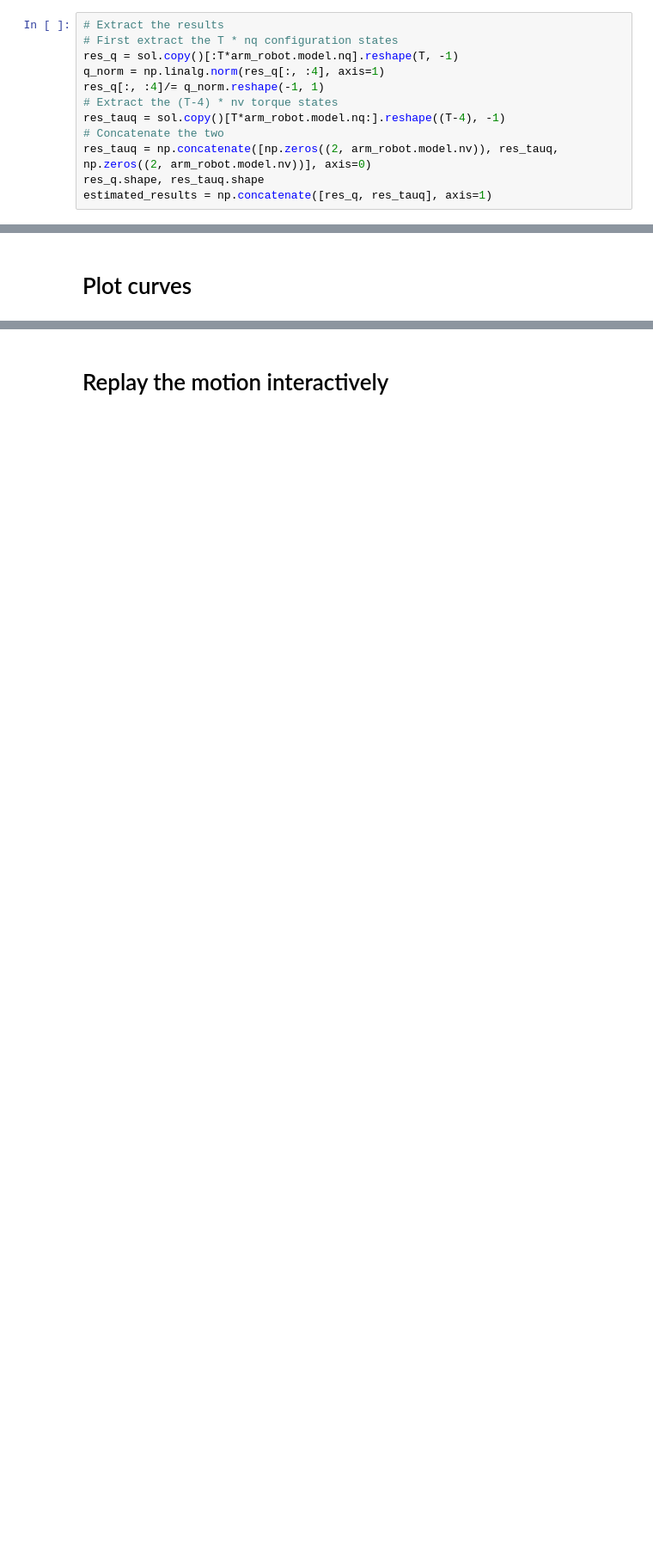
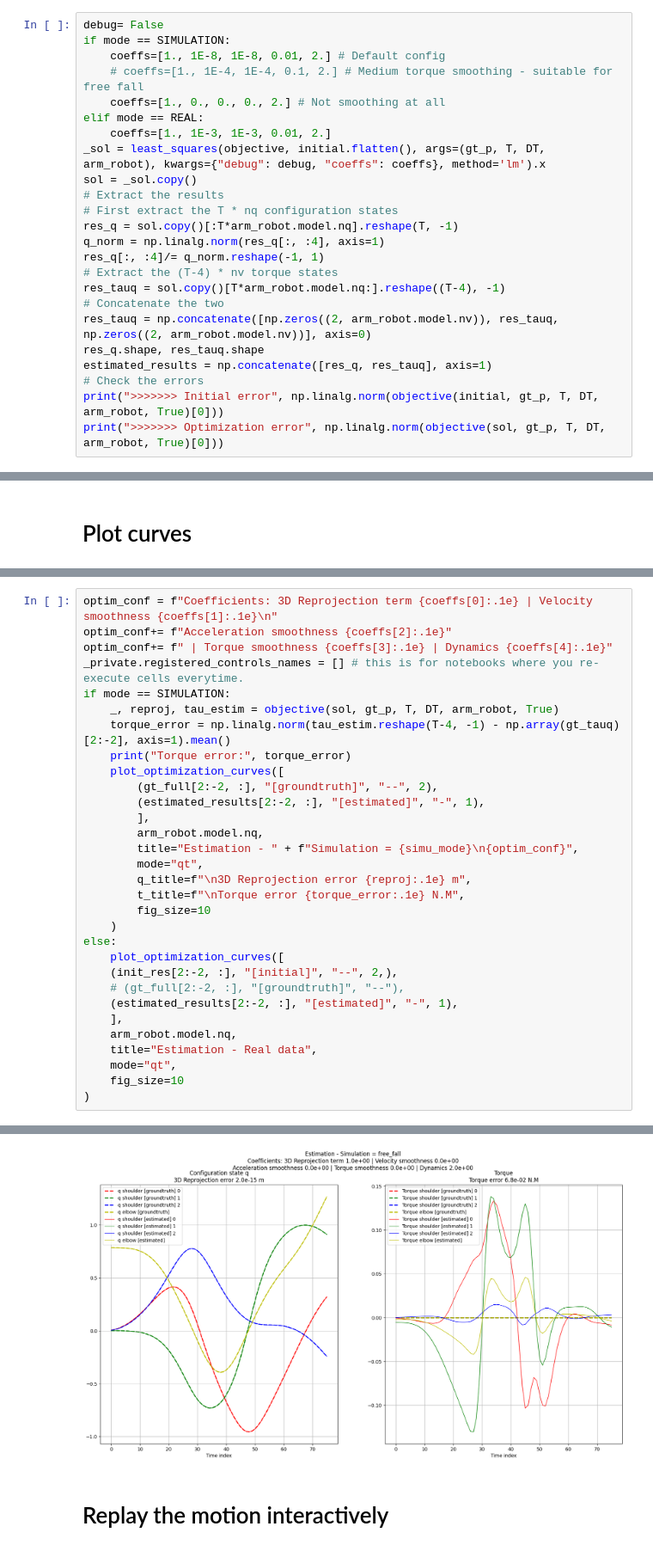
Before and after one commit to balthazarneveu/monocular_pose_and_forces_estimation, a Jupyter notebook: scripts/inverse_dynamics.ipynb, the cells around one changed output, grey strips where cells are left out. Shown: that part at 86% size. Drawn from its saved outputs; the diff is of its cells as text; blank space fills up the shorter version.

```diff
--- a/scripts/inverse_dynamics.ipynb
+++ b/scripts/inverse_dynamics.ipynb
@@ -124,4 +138,13 @@ sol = _sol.copy()
 # %%
+debug= False
+if mode == SIMULATION:
+    coeffs=[1., 1E-8, 1E-8, 0.01, 2.] # Default config
+    # coeffs=[1., 1E-4, 1E-4, 0.1, 2.] # Medium torque smoothing - suitable for free fall
+    coeffs=[1., 0., 0., 0., 2.] # Not smoothing at all
+elif mode == REAL:
+    coeffs=[1., 1E-3, 1E-3, 0.01, 2.]
+_sol = least_squares(objective, initial.flatten(), args=(gt_p, T, DT, arm_robot), kwargs={"debug": debug, "coeffs": coeffs}, method='lm').x
+sol = _sol.copy()
 # Extract the results
 # First extract the T * nq configuration states
 res_q = sol.copy()[:T*arm_robot.model.nq].reshape(T, -1)
@@ -133,3 +156,6 @@ res_tauq = sol.copy()[T*arm_robot.model.nq:].reshape((T-4), -1)
 res_tauq = np.concatenate([np.zeros((2, arm_robot.model.nv)), res_tauq, np.zeros((2, arm_robot.model.nv))], axis=0)
 res_q.shape, res_tauq.shape
 estimated_results = np.concatenate([res_q, res_tauq], axis=1)
+# Check the errors
+print(">>>>>>> Initial error", np.linalg.norm(objective(initial, gt_p, T, DT, arm_robot, True)[0]))
+print(">>>>>>> Optimization error", np.linalg.norm(objective(sol, gt_p, T, DT, arm_robot, True)[0]))
@@ -182,0 +179,32 @@ if mode == SIMULATION:
+# %%
+optim_conf = f"Coefficients: 3D Reprojection term {coeffs[0]:.1e} | Velocity smoothness {coeffs[1]:.1e}\n"
+optim_conf+= f"Acceleration smoothness {coeffs[2]:.1e}"
+optim_conf+= f" | Torque smoothness {coeffs[3]:.1e} | Dynamics {coeffs[4]:.1e}"
+_private.registered_controls_names = [] # this is for notebooks where you re-execute cells everytime.
+if mode == SIMULATION:
+    _, reproj, tau_estim = objective(sol, gt_p, T, DT, arm_robot, True)
+    torque_error = np.linalg.norm(tau_estim.reshape(T-4, -1) - np.array(gt_tauq)[2:-2], axis=1).mean()
+    print("Torque error:", torque_error)
+    plot_optimization_curves([
+        (gt_full[2:-2, :], "[groundtruth]", "--", 2),
+        (estimated_results[2:-2, :], "[estimated]", "-", 1),
+        ],
+        arm_robot.model.nq,
+        title="Estimation - " + f"Simulation = {simu_mode}\n{optim_conf}",
+        mode="qt",
+        q_title=f"\n3D Reprojection error {reproj:.1e} m",
+        t_title=f"\nTorque error {torque_error:.1e} N.M",
+        fig_size=10
+    )
+else:
+    plot_optimization_curves([
+    (init_res[2:-2, :], "[initial]", "--", 2,),
+    # (gt_full[2:-2, :], "[groundtruth]", "--"),
+    (estimated_results[2:-2, :], "[estimated]", "-", 1),
+    ],
+    arm_robot.model.nq,
+    title="Estimation - Real data",
+    mode="qt",
+    fig_size=10
+)
+# %% [output]
@@ -183,3 +218,4 @@ if mode == SIMULATION:
+[figure, added]
 # %% [markdown]
 # Replay the motion interactively
 # %%
```
Also changed, not shown: parts of 10 cells of this notebook, 6 other files.
